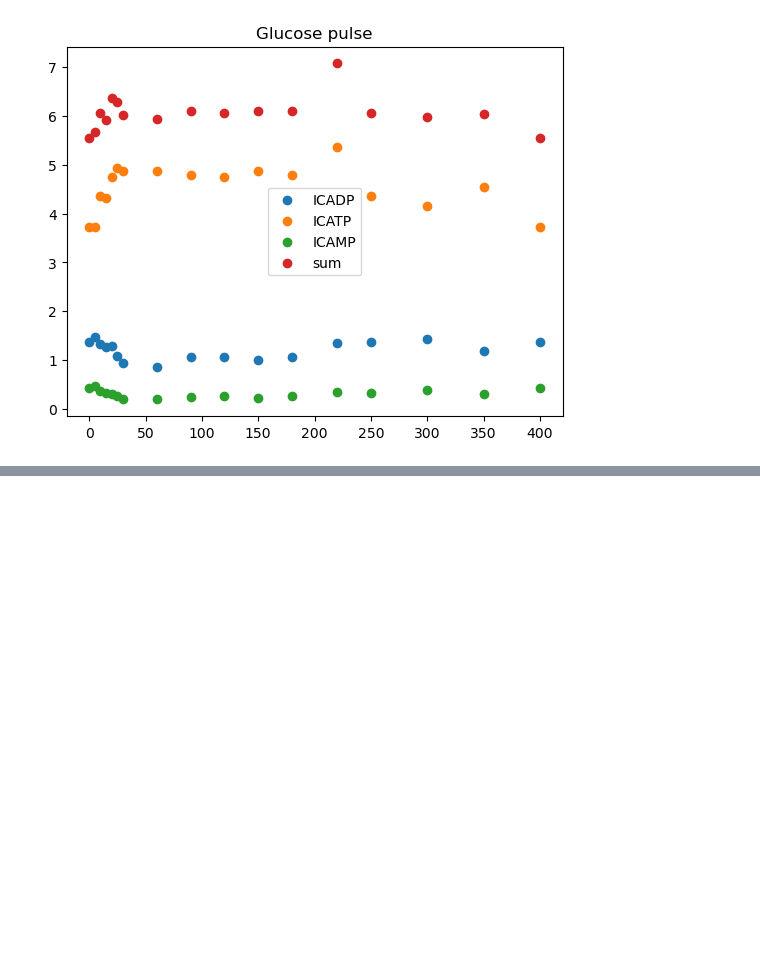
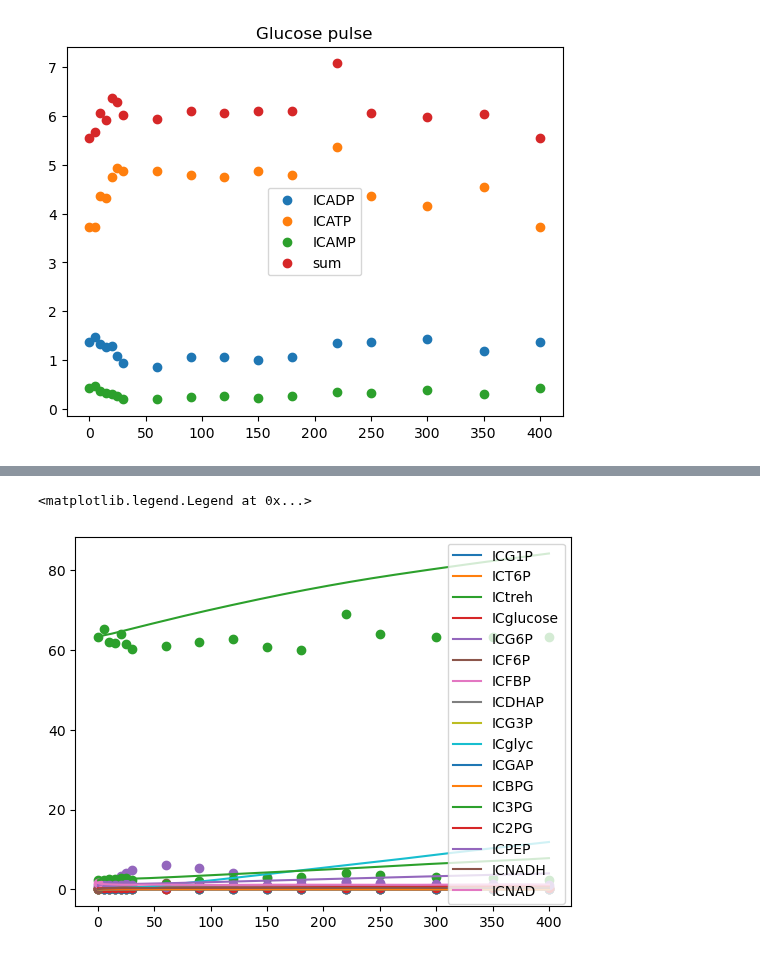
Before and after one commit to mahdi-shafiei/jaxkineticmodel, a Jupyter notebook: scripts/3007_modeling_glycolysis.ipynb, the cells around one changed output, grey strips where cells are left out. Drawn from its saved outputs; the diff is of its cells as text; code cells hidden in the pictures; blank space fills up the shorter version.

Commit message:
fitting_glycolysis

```diff
--- a/scripts/3007_modeling_glycolysis.ipynb
+++ b/scripts/3007_modeling_glycolysis.ipynb
@@ -162,0 +499,33 @@ n_parameters 43
+# %%
+met_names=['ICG1P',"ICT6P","ICtreh",'ICglucose','ICG6P','ICF6P',"ICFBP","ICDHAP","ICG3P","ICglyc","ICGAP","ICBPG","IC3PG","IC2PG","ICPEP","ICNADH","ICNAD"]
+
+ys_df=pd.DataFrame(sol.ys,index=sol.ts,columns=met_names)
+
+# met_names=["ICtreh","ICG1P"]
+# met_names=['ICNADH',"ICNAD"]
+# met_names=['ICG1P',"ICT6P",'ICglucose','ICG6P','ICF6P',"ICFBP","ICDHAP","ICG3P","ICglyc","ICGAP","ICBPG","IC3PG","IC2PG"]
+
+
+
+for met in met_names:
+    plt.plot(list(ys_df.index),ys_df[met],label=met)
+    try:
+        plt.scatter(time_points,glycolysis_data[met])
+    except:
+        continue
+
+# plt.plot(new_ts,EC_glucose_interpolation_cubic.evaluate(t0=new_ts),label="cubic interpolation")
+# plt.plot(new_ts,ECtreh_interpolation_cubic.evaluate(t0=new_ts),label="cubic interpolation")
+# plt.scatter(time_points,glycolysis_data['ICglucose'],label="true data ICgluc",c="red")
+# plt.scatter(time_points,glycolysis_data['ICG6P'],label="true data ICgluc",c="red")
+# plt.scatter(time_points,glycolysis_data['ICG6P'],label="true data ICG6P",c="blue")
+# plt.scatter(time_points,glycolysis_data['ICF6P'],label="true data ICF6P",c="green")
+# plt.scatter(time_points,glycolysis_data['ICFBP'],label="true data ICFBP",c="black")
+# plt.scatter(time_points,glycolysis_data['ICGAP'],label="true data ICGAP",c="grey")
+# plt.scatter(time_points,glycolysis_data['ICG1P'],label="true data ICPYR",c="orange")
+# plt.scatter(time_points,glycolysis_data['ICtreh'],label="true data ICPEP",c="turquoise")
+plt.legend()
+# plt.yscale("log")
+# %% [output]
+<matplotlib.legend.Legend at 0x...>
+[figure, added]
```
Also changed, not shown: parts of 24 cells of this notebook, 6 other files.
